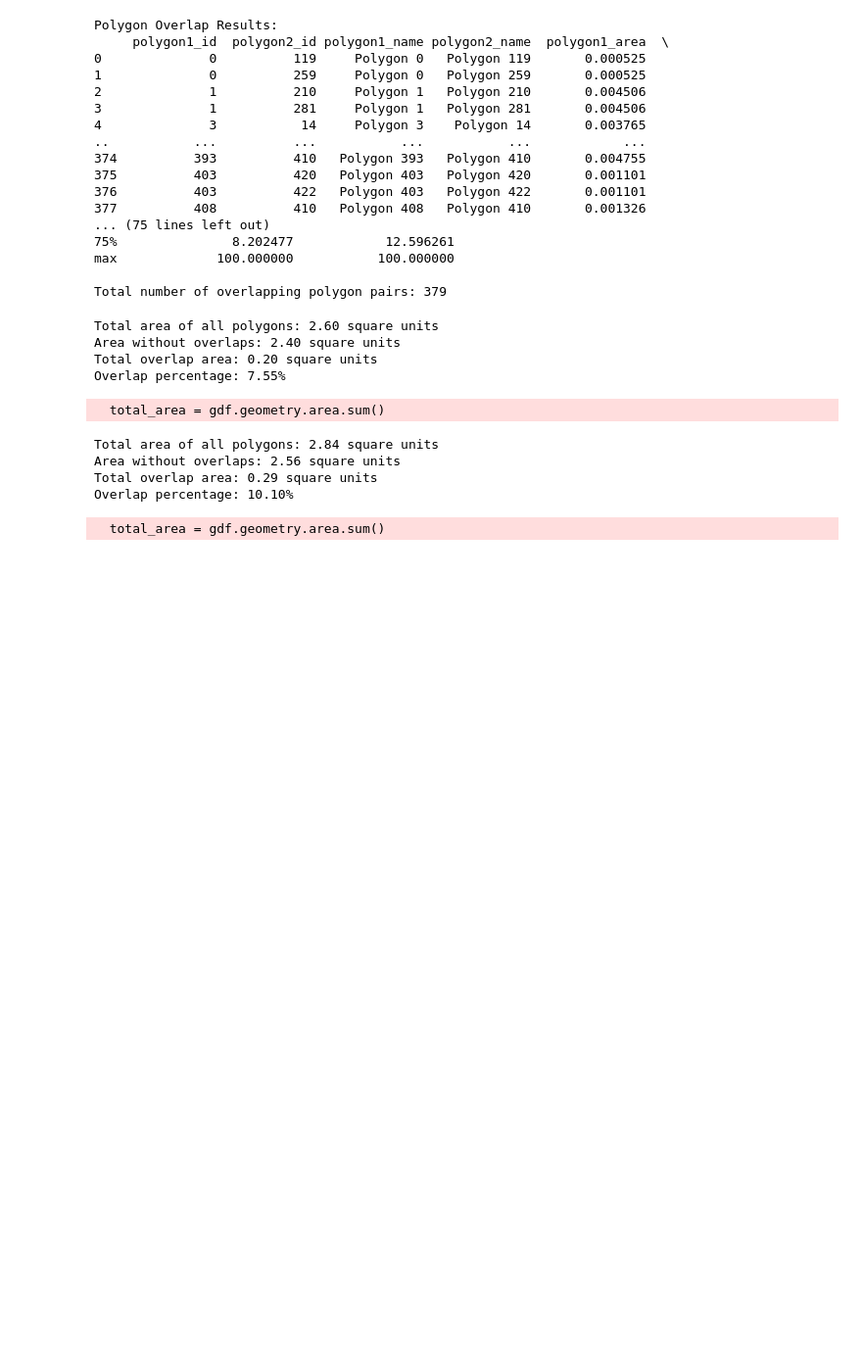
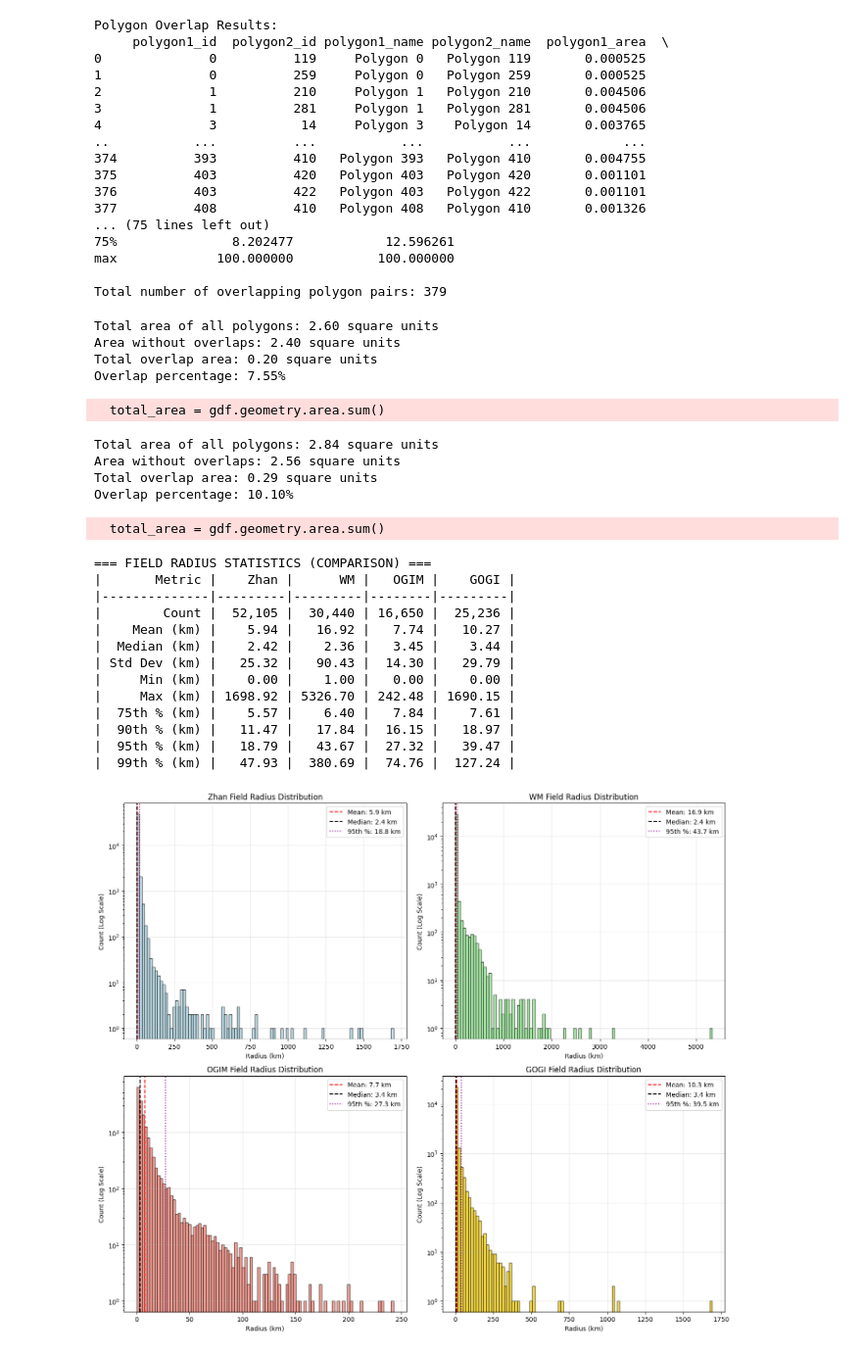
Before and after one commit to FanYaQi/Pyxis, a Jupyter notebook: scripts_n_notebooks/notebooks/demo.ipynb, the cells around one changed output. Shown at 98% size. Drawn from its saved outputs; the diff is of its cells as text; code cells hidden in the pictures; blank space fills up the shorter version.

Commit message:
scripts statistics

```diff
--- a/scripts_n_notebooks/notebooks/demo.ipynb
+++ b/scripts_n_notebooks/notebooks/demo.ipynb
@@ -1275,3 +1275,20 @@ Area without overlaps: 2.56 square units
 Total overlap area: 0.29 square units
 Overlap percentage: 10.10%
   total_area = gdf.geometry.area.sum()
+# %%
+# Simple Field Minimum Bounding Radius Analysis
+# Analyze distribution of field minimum bounding radius to determine optimal search radius
+
+import pandas as pd
+import geopandas as gpd
+import numpy as np
+import matplotlib.pyplot as plt
+from shapely import wkt, minimum_bounding_radius
+import warnings
+warnings.filterwarnings('ignore')
+from tabulate import tabulate
+
+global_zhan = gpd.read_file('../data/zhan_field/zhan_global_field_shape.json', crs='4326')
+global_wm = gpd.read_file('../data/wm_well/global_wm_fields.json', crs='4326')
+global_ogim = gpd.read_file('../data/OGIM_field/OGIM_global_fields.geojson', crs='4326')
+global_gogi = gpd.read_file('../data/GOGI_field/Fields.shp', crs='4326')
@@ -1277,0 +1384,23 @@ Overlap percentage: 10.10%
+# %%
+# First calculate radii separately (outside this function)
+zhan_km = calculate_radius_distribution(global_zhan)
+wm_km = calculate_radius_distribution(global_wm)
+ogim_km = calculate_radius_distribution(global_ogim)
+gogi_km = calculate_radius_distribution(global_gogi)
+# %%
+visualize_radius_comparison(zhan_km, wm_km, ogim_km, gogi_km)
+# %% [output]
+=== FIELD RADIUS STATISTICS (COMPARISON) ===
+|       Metric |    Zhan |      WM |   OGIM |    GOGI |
+|--------------|---------|---------|--------|---------|
+|        Count |  52,105 |  30,440 | 16,650 |  25,236 |
+|    Mean (km) |    5.94 |   16.92 |   7.74 |   10.27 |
+|  Median (km) |    2.42 |    2.36 |   3.45 |    3.44 |
+| Std Dev (km) |   25.32 |   90.43 |  14.30 |   29.79 |
+|     Min (km) |    0.00 |    1.00 |   0.00 |    0.00 |
+|     Max (km) | 1698.92 | 5326.70 | 242.48 | 1690.15 |
+|  75th % (km) |    5.57 |    6.40 |   7.84 |    7.61 |
+|  90th % (km) |   11.47 |   17.84 |  16.15 |   18.97 |
+|  95th % (km) |   18.79 |   43.67 |  27.32 |   39.47 |
+|  99th % (km) |   47.93 |  380.69 |  74.76 |  127.24 |
+[figure, added]
```
Also changed, not shown: parts of 1 cell of this notebook, 2 other files.
